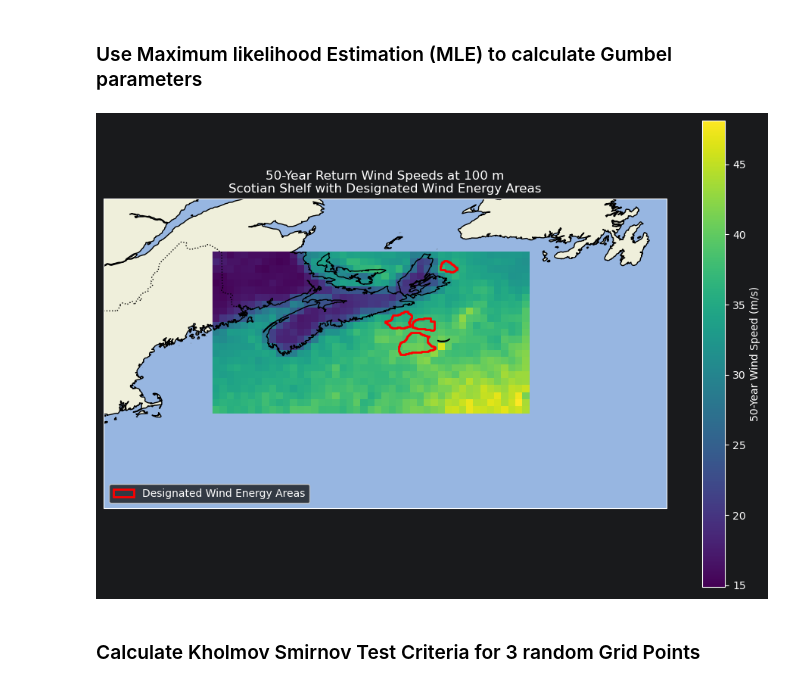
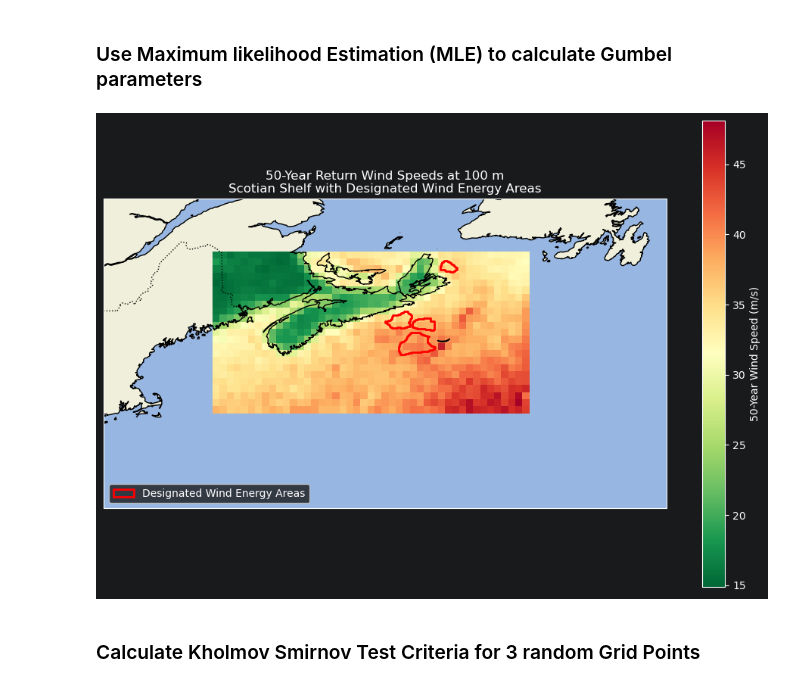
Before and after one commit to Jerjisk/Climate-Data-Analysis, a Jupyter notebook: GEV on Historical ERA5 Data.ipynb, the cells around one changed output. Cells and saved outputs as stored; diff of their text form; code cells hidden in the pictures.

```diff
--- a/GEV on Historical ERA5 Data.ipynb
+++ b/GEV on Historical ERA5 Data.ipynb
@@ -117,7 +127,8 @@ mesh = ax.pcolormesh(
     lat,
     rl50,
     transform=ccrs.PlateCarree(),
-    shading='auto'
+    shading='auto',
+    cmap='RdYlGn_r'
 )
 
 # --------------------------------------------------
@@ -141,41 +152,40 @@ ax.add_feature(cfeature.LAND)
 ax.add_feature(cfeature.OCEAN)
 ax.add_feature(cfeature.BORDERS, linestyle=':')
 
-# Scotian Shelf extent
 ax.set_extent([-72, -52, 38, 49], crs=ccrs.PlateCarree())
 
 # --------------------------------------------------
 # COLORBAR
 # --------------------------------------------------
 
 cbar = plt.colorbar(mesh, ax=ax, orientation='vertical')
 cbar.set_label('50-Year Wind Speed (m/s)')
 
 # --------------------------------------------------
 # LEGEND (manual, stable)
 # --------------------------------------------------
 
 wea_patch = mpatches.Patch(
     facecolor='none',
     edgecolor='red',
     linewidth=2,
     label='Designated Wind Energy Areas'
 )
 
 ax.legend(handles=[wea_patch], loc='lower left')
 
 # --------------------------------------------------
 # TITLE
 # --------------------------------------------------
 
 plt.title(
     '50-Year Return Wind Speeds at 100 m\n'
     'Scotian Shelf with Designated Wind Energy Areas'
 )
 
 plt.show()
 # %% [output]
-[figure, old version]
+[figure, new version]
 # %% [markdown]
 ### Calculate Kholmov Smirnov Test Criteria for 3 random Grid Points
 # %%
```
Also changed, not shown: parts of 7 cells of this notebook, 3 other files.
